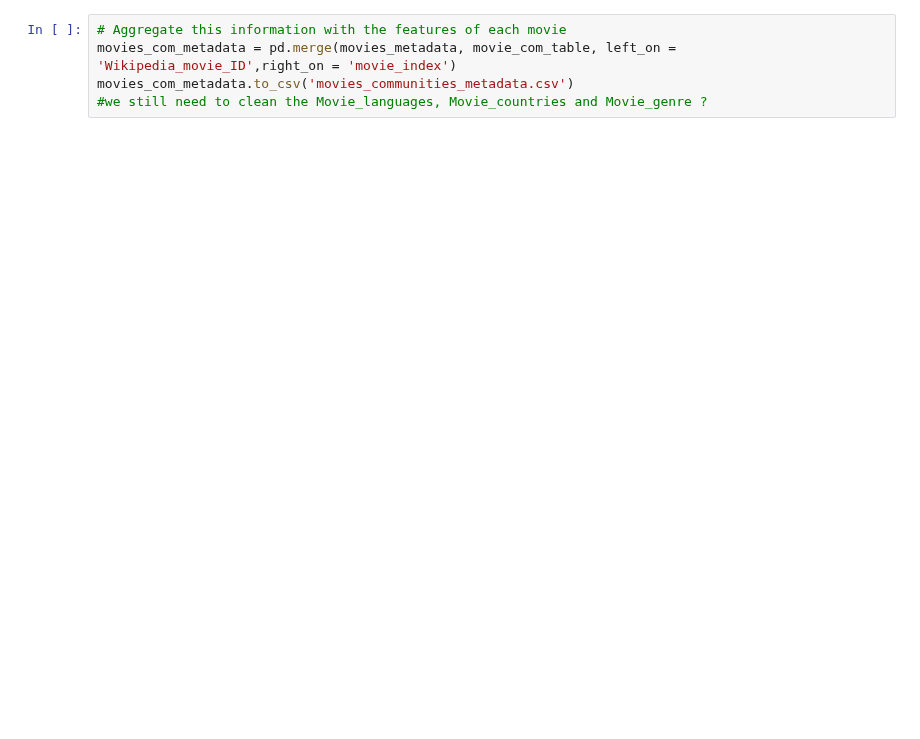
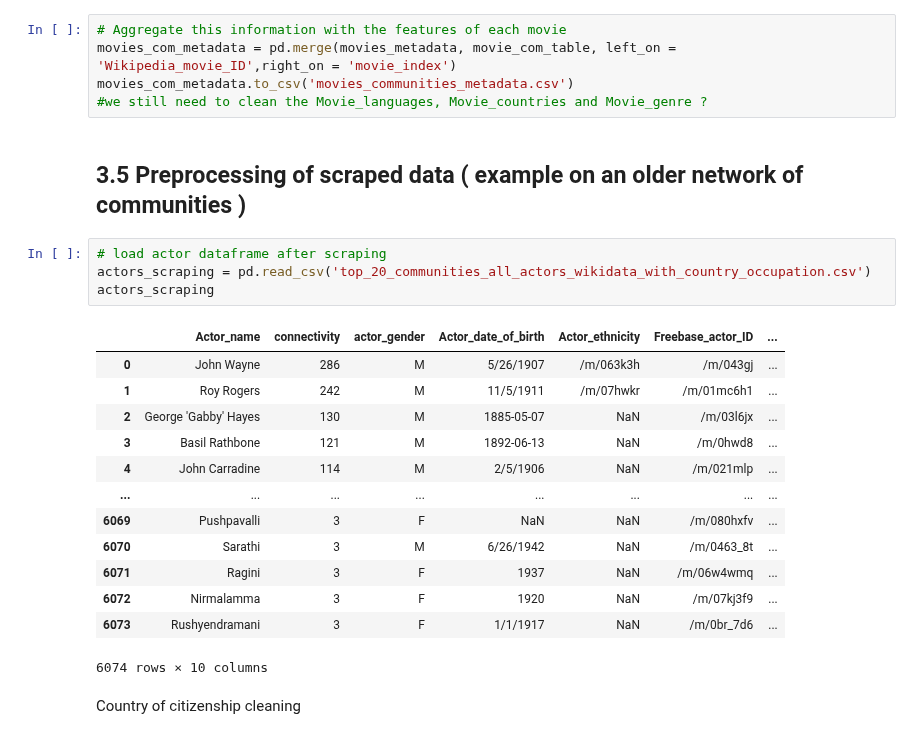
Before and after one commit to epfl-ada/ada-2022-project-addaxx, a Jupyter notebook: CMU.ipynb, the cells around one changed output. Drawn from its saved outputs; the diff is of its cells as text; blank space fills up the shorter version.

```diff
--- a/CMU.ipynb
+++ b/CMU.ipynb
@@ -395,3 +401,25 @@ movie_com_table
 movies_com_metadata = pd.merge(movies_metadata, movie_com_table, left_on = 'Wikipedia_movie_ID',right_on = 'movie_index')
 movies_com_metadata.to_csv('movies_communities_metadata.csv')
 #we still need to clean the Movie_languages, Movie_countries and Movie_genre ?
+# %% [markdown]
+## 3.5 Preprocessing of scraped data ( example on an older network of communities )
+# %%
+# load actor dataframe after scraping
+actors_scraping = pd.read_csv('top_20_communities_all_actors_wikidata_with_country_occupation.csv')
+actors_scraping
+# %% [output]
+|  | Actor_name | connectivity | actor_gender | Actor_date_of_birth | Actor_ethnicity | Freebase_actor_ID | ... |
+| 0 | John Wayne | 286 | M | 5/26/1907 | /m/063k3h | /m/043gj | ... |
+| 1 | Roy Rogers | 242 | M | 11/5/1911 | /m/07hwkr | /m/01mc6h1 | ... |
+| 2 | George 'Gabby' Hayes | 130 | M | 1885-05-07 | NaN | /m/03l6jx | ... |
+| 3 | Basil Rathbone | 121 | M | 1892-06-13 | NaN | /m/0hwd8 | ... |
+| 4 | John Carradine | 114 | M | 2/5/1906 | NaN | /m/021mlp | ... |
+| ... | ... | ... | ... | ... | ... | ... | ... |
+| 6069 | Pushpavalli | 3 | F | NaN | NaN | /m/080hxfv | ... |
+| 6070 | Sarathi | 3 | M | 6/26/1942 | NaN | /m/0463_8t | ... |
+| 6071 | Ragini | 3 | F | 1937 | NaN | /m/06w4wmq | ... |
+| 6072 | Nirmalamma | 3 | F | 1920 | NaN | /m/07kj3f9 | ... |
+| 6073 | Rushyendramani | 3 | F | 1/1/1917 | NaN | /m/0br_7d6 | ... |
+6074 rows × 10 columns
+# %% [markdown]
+Country of citizenship cleaning
```
Also changed, not shown: parts of 36 cells of this notebook, 2 other files.
